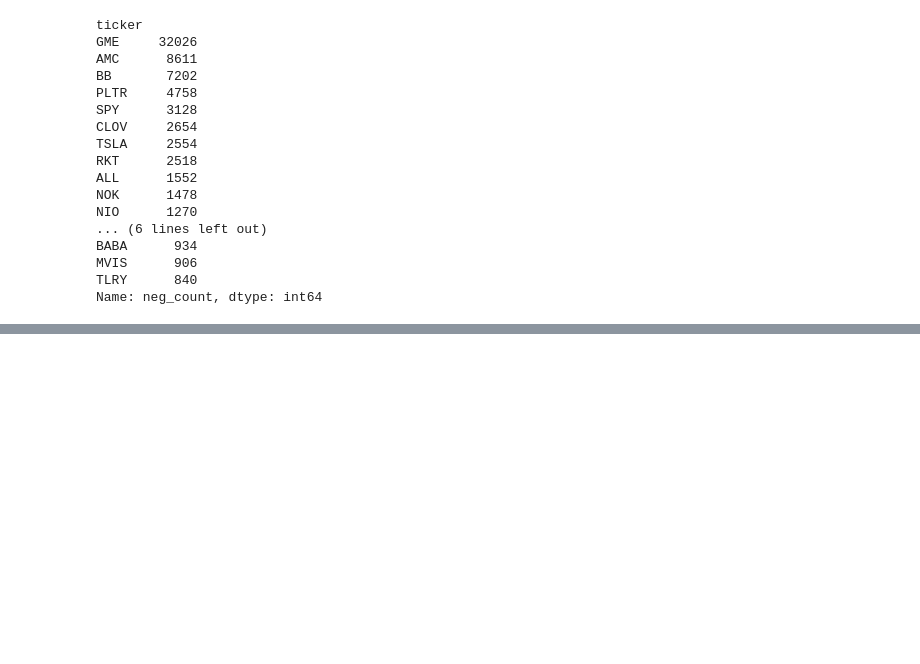
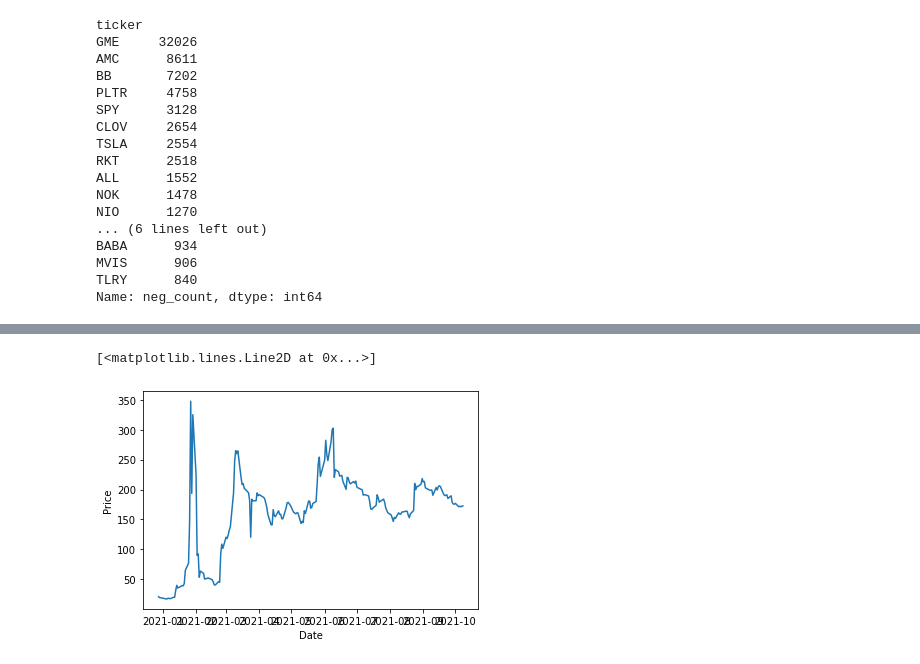
Before and after one commit to djhang99/Web-Scraping-Project-1-, a Jupyter notebook: WSB Analysis.ipynb, the cells around one changed output, grey strips where cells are left out. Cells and saved outputs as stored; diff of their text form; code cells hidden in the pictures; blank space fills up the shorter version.

```diff
--- a/WSB Analysis.ipynb
+++ b/WSB Analysis.ipynb
@@ -132,0 +171,5 @@ Name: neg_count, dtype: int64
+# %%
+stock_chart('GME.csv')
+# %% [output]
+[<matplotlib.lines.Line2D at 0x...>]
+[figure, added]
```
Also changed, not shown: parts of 7 cells of this notebook, 2 other files.
